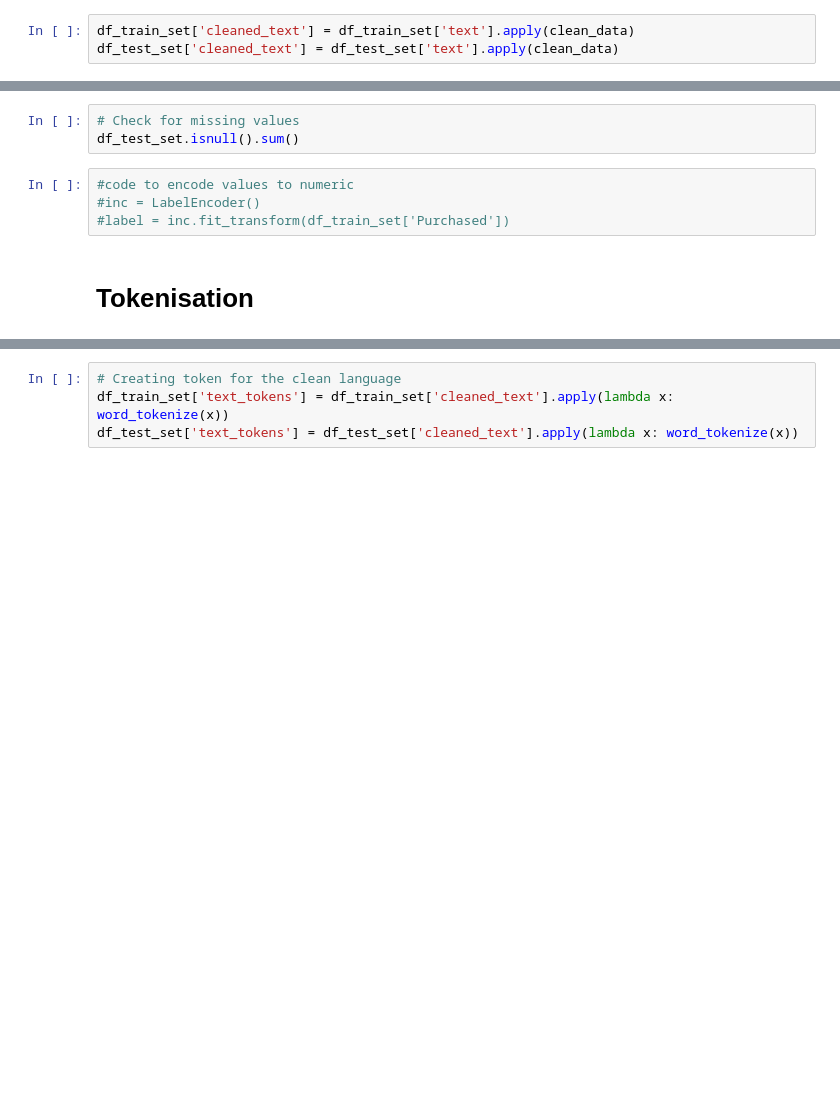
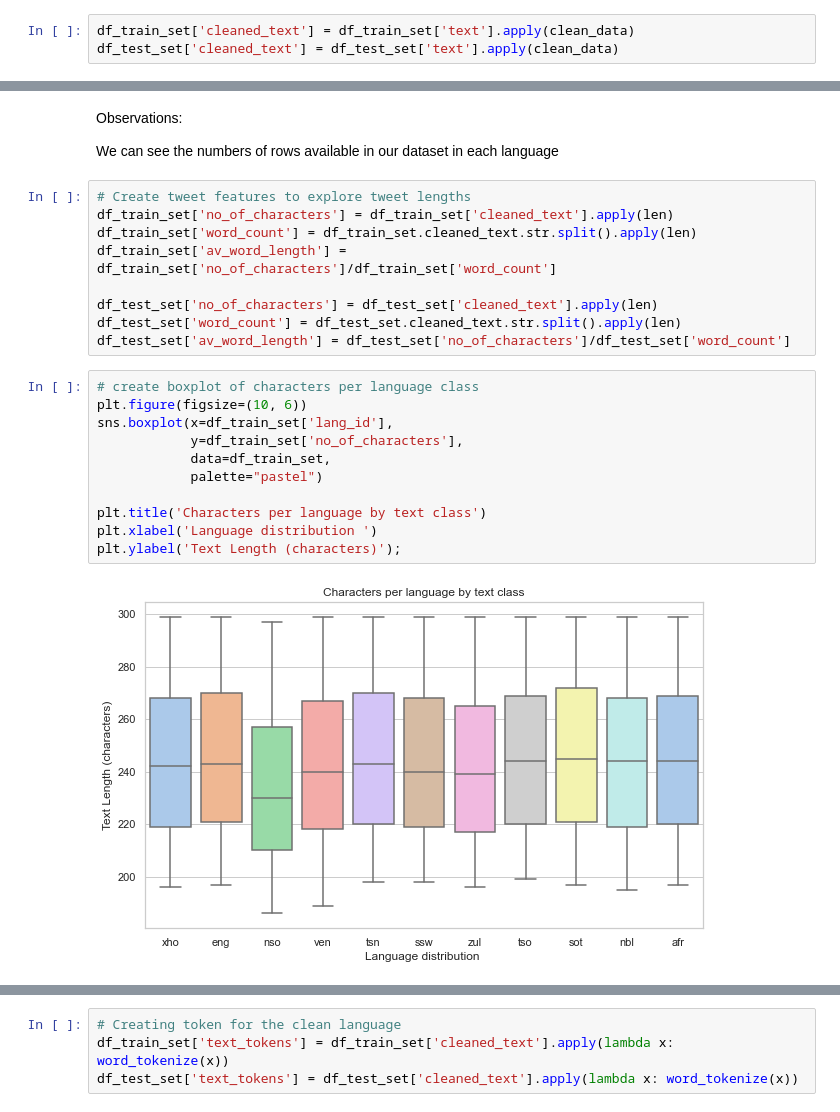
Before and after one commit to kusanele/South_African_language_Classification, a Jupyter notebook: notebook.ipynb, the cells around one changed output, grey strips where cells are left out. Drawn from its saved outputs; the diff is of its cells as text; blank space fills up the shorter version.

```diff
--- a/notebook.ipynb
+++ b/notebook.ipynb
@@ -132,9 +257,26 @@ df_train_set.isnull().sum()
-# %%
-# Check for missing values
-df_test_set.isnull().sum()
-# %%
-#code to encode values to numeric
-#inc = LabelEncoder()
-#label = inc.fit_transform(df_train_set['Purchased'])
-# %% [markdown]
-# Tokenisation
+# %% [markdown]
+Observations:
+
+We can see the numbers of rows available in our dataset in each language
+# %%
+# Create tweet features to explore tweet lengths
+df_train_set['no_of_characters'] = df_train_set['cleaned_text'].apply(len)
+df_train_set['word_count'] = df_train_set.cleaned_text.str.split().apply(len)
+df_train_set['av_word_length'] = df_train_set['no_of_characters']/df_train_set['word_count']
+
+df_test_set['no_of_characters'] = df_test_set['cleaned_text'].apply(len)
+df_test_set['word_count'] = df_test_set.cleaned_text.str.split().apply(len)
+df_test_set['av_word_length'] = df_test_set['no_of_characters']/df_test_set['word_count']
+# %%
+# create boxplot of characters per language class
+plt.figure(figsize=(10, 6))
+sns.boxplot(x=df_train_set['lang_id'],
+            y=df_train_set['no_of_characters'],
+            data=df_train_set,
+            palette="pastel")
+
+plt.title('Characters per language by text class')
+plt.xlabel('Language distribution ')
+plt.ylabel('Text Length (characters)');
+# %% [output]
+[figure, added]
```
Also changed, not shown: parts of 61 cells of this notebook, 2 other files.
